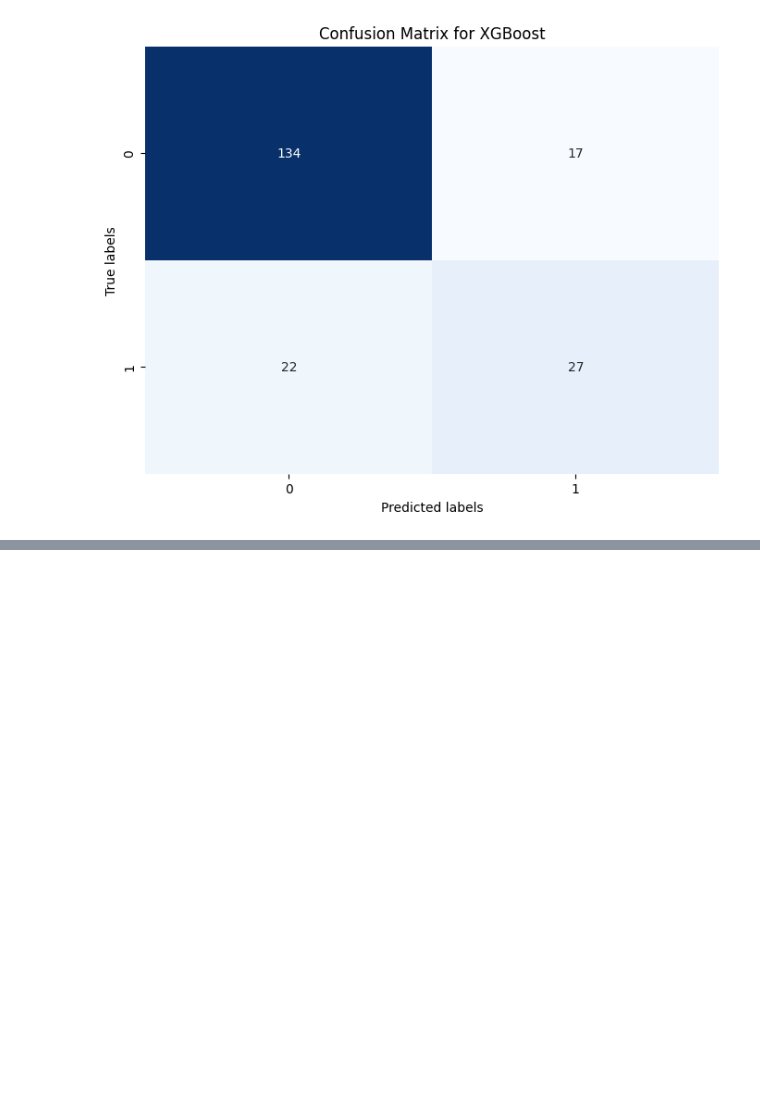
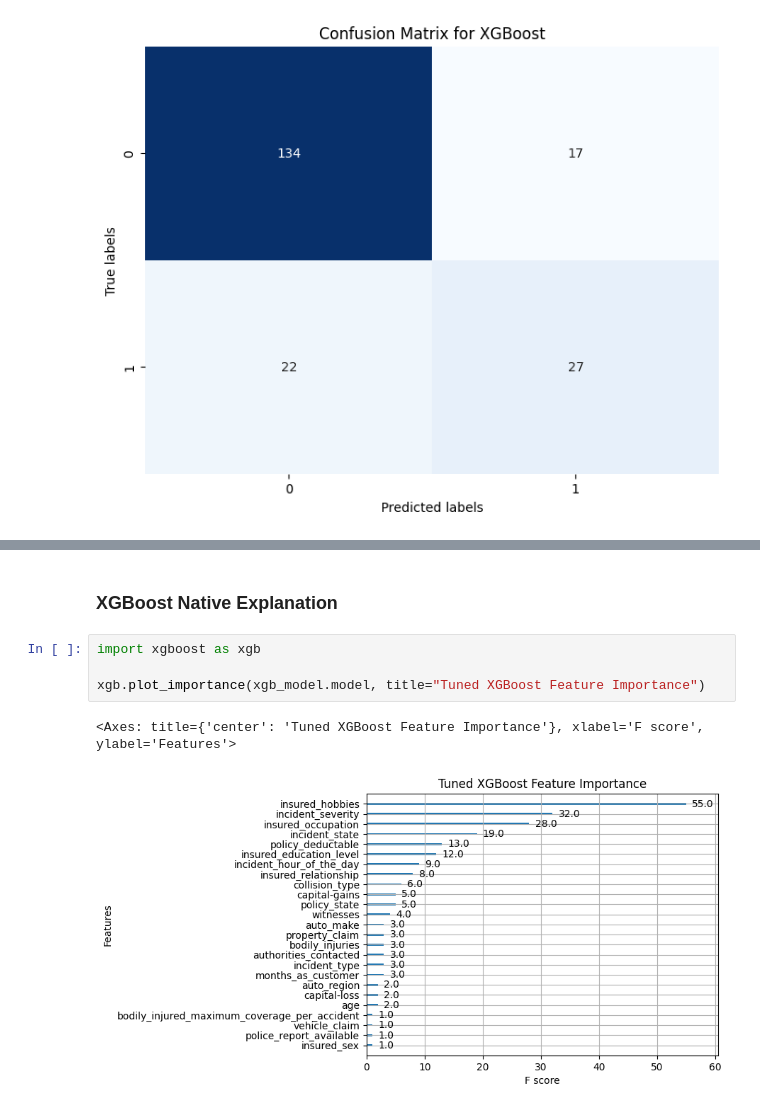
Before and after one commit to kevinchs0808/DSA4263-Project, a Jupyter notebook: main.ipynb, the cells around one changed output, grey strips where cells are left out. Drawn from its saved outputs; the diff is of its cells as text; blank space fills up the shorter version.

Commit message:
Added feature importance codes

```diff
--- a/main.ipynb
+++ b/main.ipynb
@@ -222,0 +232,9 @@ cm_xgb_tuned = xgb_model.plot_confusion_matrix()
+# %% [markdown]
+### XGBoost Native Explanation
+# %%
+import xgboost as xgb
+
+xgb.plot_importance(xgb_model.model, title="Tuned XGBoost Feature Importance")
+# %% [output]
+<Axes: title={'center': 'Tuned XGBoost Feature Importance'}, xlabel='F score', ylabel='Features'>
+[figure, added]
```
Also changed, not shown: parts of 3 cells of this notebook.
